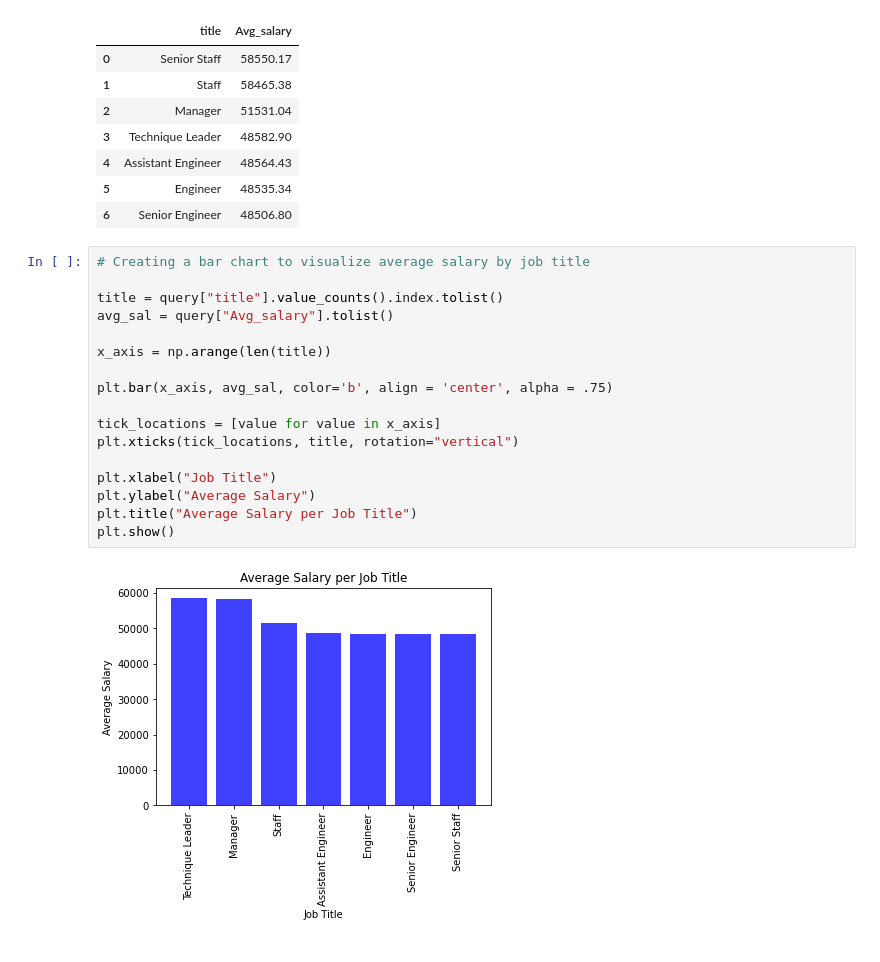
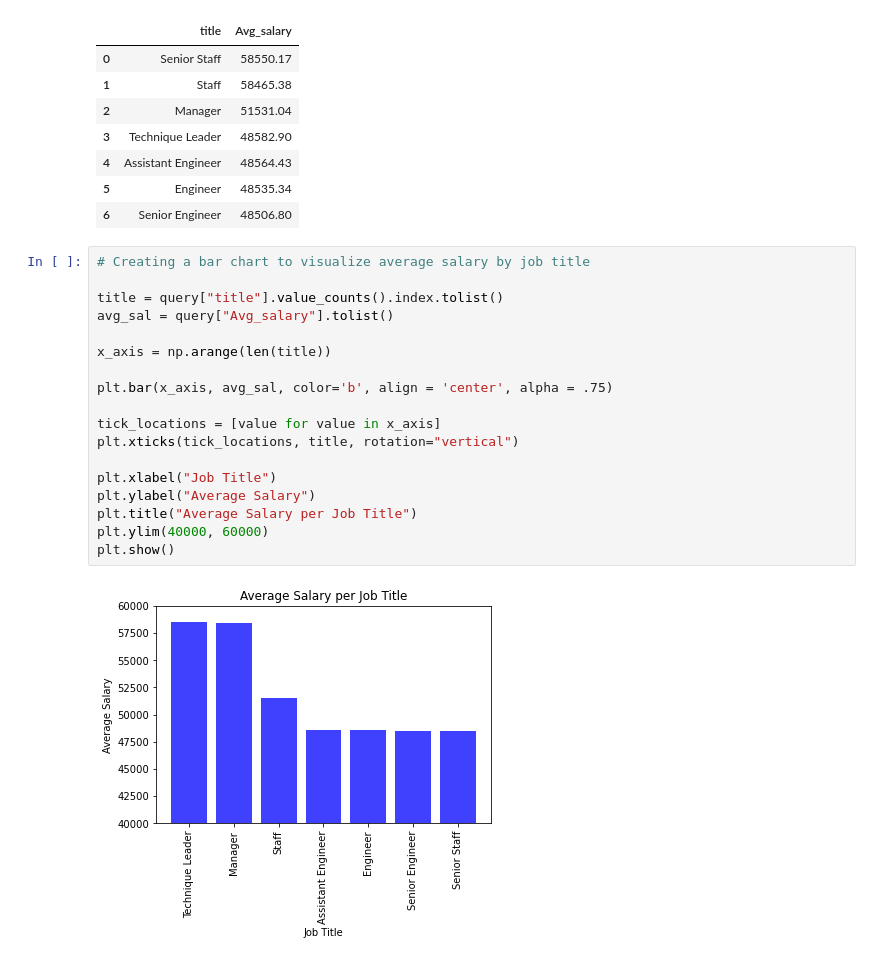
Before and after one commit to Trevor-Velez/sql-challenge, a Jupyter notebook: EmployeeSQL/Bonus.ipynb, the cells around one changed output. Saved outputs shown, nothing was run; the diff lists cells and outputs as text.

Commit message:
small change to bar chart

```diff
--- a/EmployeeSQL/Bonus.ipynb
+++ b/EmployeeSQL/Bonus.ipynb
@@ -74,19 +74,20 @@ query
 # %%
 # Creating a bar chart to visualize average salary by job title
 
 title = query["title"].value_counts().index.tolist()
 avg_sal = query["Avg_salary"].tolist()
 
 x_axis = np.arange(len(title))
 
 plt.bar(x_axis, avg_sal, color='b', align = 'center', alpha = .75)
 
 tick_locations = [value for value in x_axis]
 plt.xticks(tick_locations, title, rotation="vertical")
 
 plt.xlabel("Job Title")
 plt.ylabel("Average Salary")
 plt.title("Average Salary per Job Title")
+plt.ylim(40000, 60000)
 plt.show()
 # %% [output]
-[figure, old version]
+[figure, new version]
```
